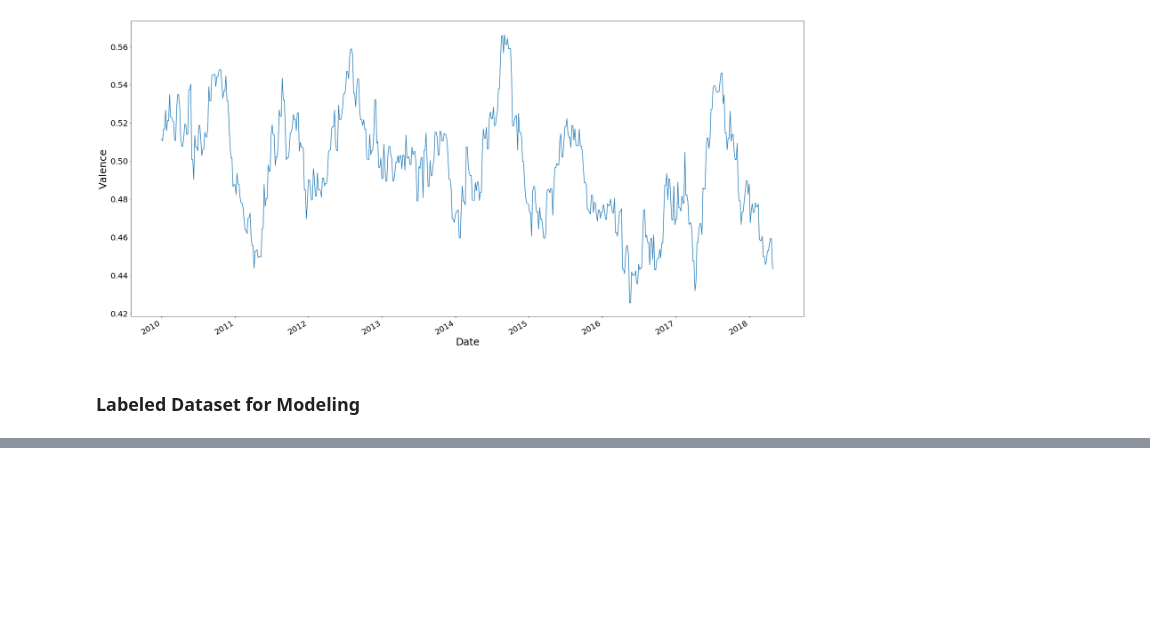
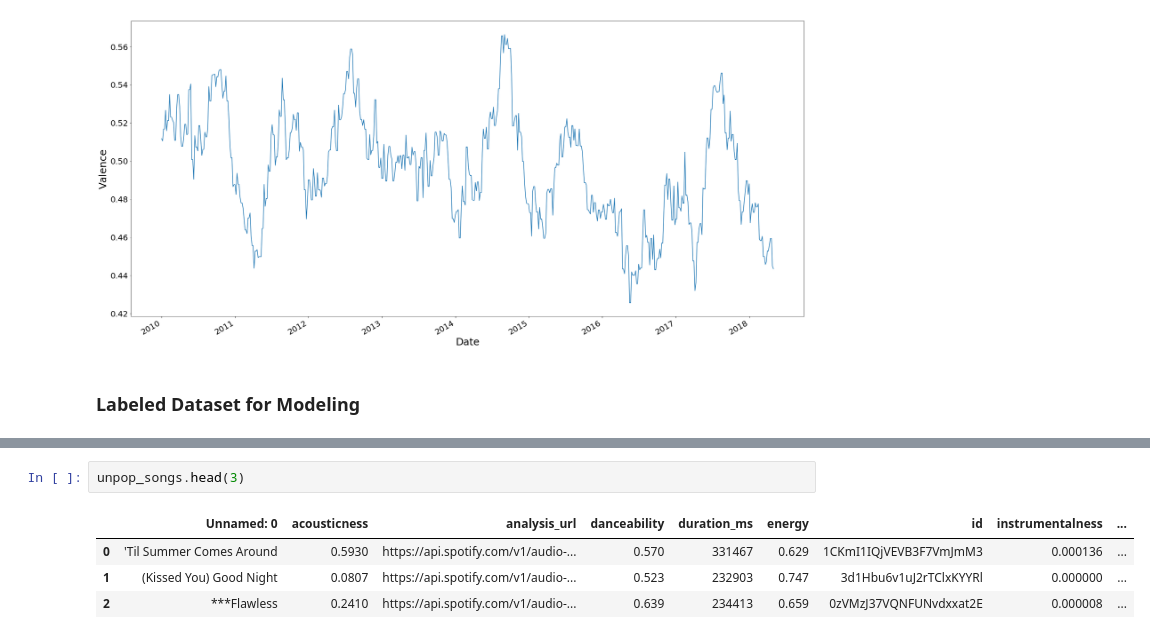
Before and after one commit to ethantanen/DataScience_FinalProject, a Jupyter notebook: Deliverables/Deliv_2/Deliverable 2.ipynb, the cells around one changed output, grey strips where cells are left out. Cells and saved outputs as stored; diff of their text form; blank space fills up the shorter version.

```diff
--- a/Deliverables/Deliv_2/Deliverable 2.ipynb
+++ b/Deliverables/Deliv_2/Deliverable 2.ipynb
@@ -160,0 +173,7 @@ The dataset we're going to do our on modeling is similar to the dataset for the
+# %%
+unpop_songs.head(3)
+# %% [output]
+|  | Unnamed: 0 | acousticness | analysis_url | danceability | duration_ms | energy | id | instrumentalness | ... |
+| 0 | 'Til Summer Comes Around | 0.5930 | https://api.spotify.com/v1/audio-... | 0.570 | 331467 | 0.629 | 1CKmI1IQjVEVB3F7VmJmM3 | 0.000136 | ... |
+| 1 | (Kissed You) Good Night | 0.0807 | https://api.spotify.com/v1/audio-... | 0.523 | 232903 | 0.747 | 3d1Hbu6v1uJ2rTClxKYYRl | 0.000000 | ... |
+| 2 | ***Flawless | 0.2410 | https://api.spotify.com/v1/audio-... | 0.639 | 234413 | 0.659 | 0zVMzJ37VQNFUNvdxxat2E | 0.000008 | ... |
```
Also changed, not shown: parts of 8 cells of this notebook, 7 other files.
